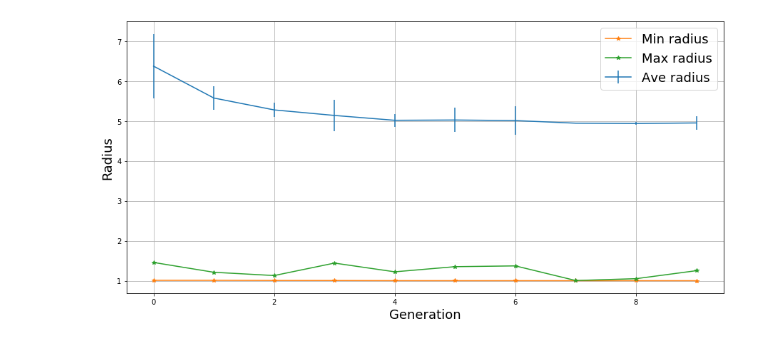
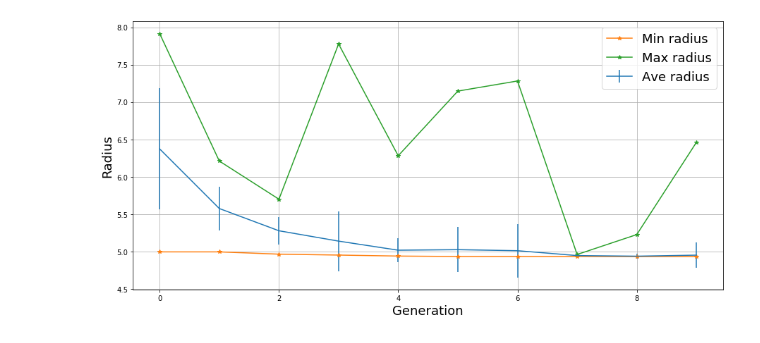
Before and after one commit to arfc/rollo, a Jupyter notebook: examples/critical-sphere/critical_sphere_results_analysis.ipynb, the cells around one changed output. Cells and saved outputs as stored; diff of their text form; code cells hidden in the pictures.

```diff
--- a/examples/critical-sphere/critical_sphere_results_analysis.ipynb
+++ b/examples/critical-sphere/critical_sphere_results_analysis.ipynb
@@ -8,5 +11,5 @@ import operator
 # %%
-checkpoint_file="checkpoint.pkl"
+checkpoint_file="critical_sphere_results.pkl"
 with open(checkpoint_file, "rb") as cp_file:
     cp = pickle.load(cp_file)
 # %%
@@ -18,20 +21,20 @@ def get_ind_list(pop_list, index):
 # %%
 # Radius plot
 logbook = cp["logbook"]
 gen = logbook.select("gen")
 rad_avg = get_ind_list(logbook.chapters["oup"].select("avg"), 0)
 rad_std = get_ind_list(logbook.chapters["oup"].select("std"), 0)
 rad_min = get_ind_list(logbook.chapters["oup"].select("min"), 0)
 rad_max = get_ind_list(logbook.chapters["oup"].select("max"), 0)
 fig, ax = plt.subplots(figsize=(15,7))
 ax.errorbar(gen, rad_avg, yerr=rad_std, label="Ave radius")
-ax.plot(gen, keff_min, "*-", label="Min radius")
-ax.plot(gen, keff_max, "*-", label="Max radius")
+ax.plot(gen, rad_min, "*-", label="Min radius")
+ax.plot(gen, rad_max, "*-", label="Max radius")
 ax.set_xlabel("Generation", fontsize=18)
 ax.set_ylabel("Radius", fontsize=18)
 ax.grid()
 handles, labels = ax.get_legend_handles_labels()
 ax.legend(handles, labels, fontsize=18)
 fig.savefig('radius-convergence.png',bbox_inches='tight', dpi=300)
 # %% [output]
-[figure, old version]
+[figure, new version]
```
Also changed, not shown: parts of 1 cell of this notebook, 1 other file.
